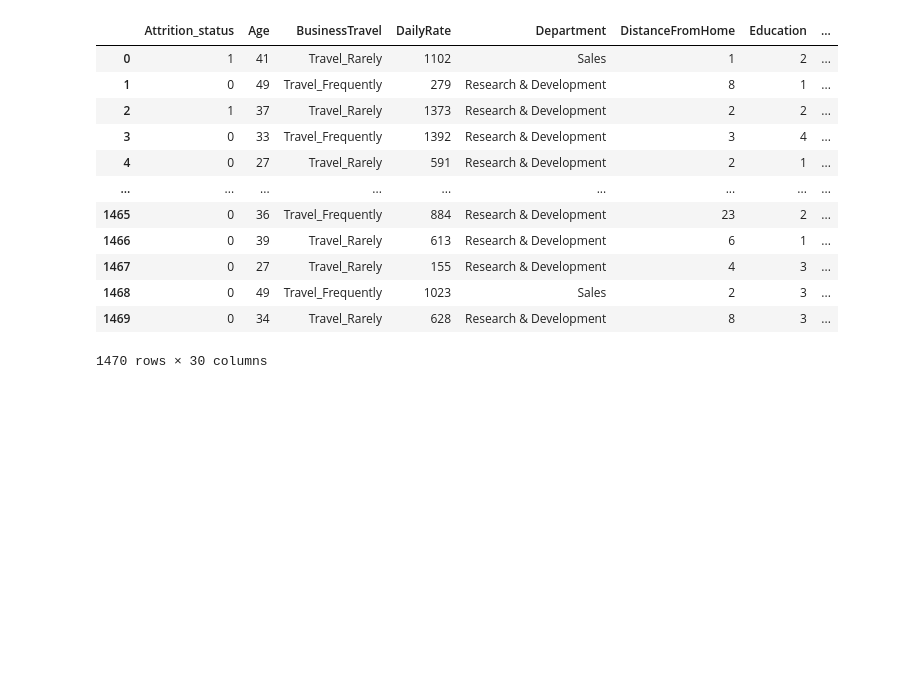
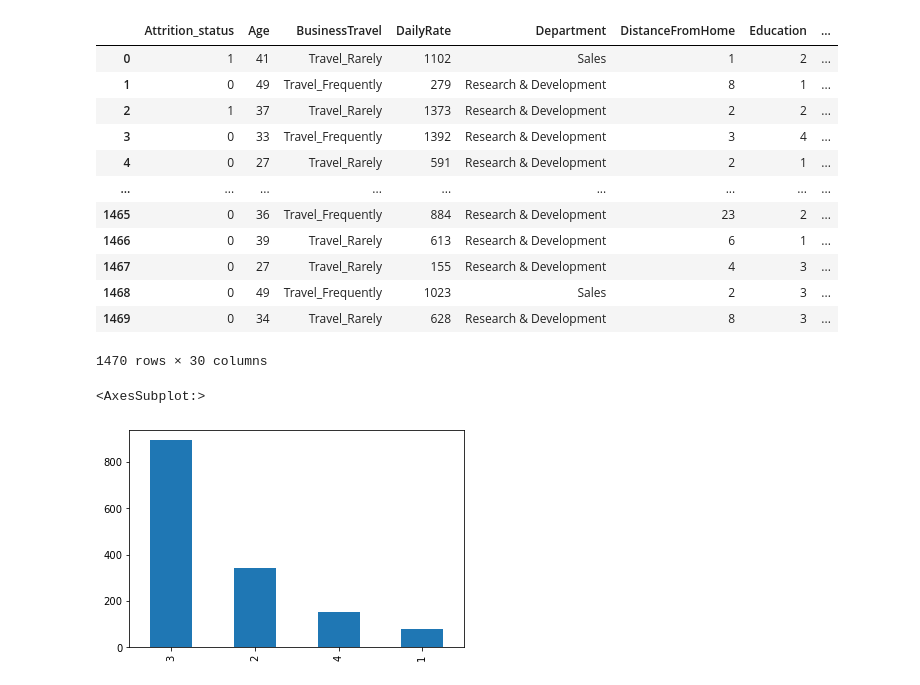
Before and after one commit to HannahZZY/Senior_Project_Hannah, a Jupyter notebook: DA401 codes.ipynb, the cells around one changed output. Saved outputs shown, nothing was run; the diff lists cells and outputs as text; code cells hidden in the pictures; blank space fills up the shorter version.

```diff
--- a/DA401 codes.ipynb
+++ b/DA401 codes.ipynb
@@ -164,7 +151,8 @@ df_Att
 | 1469 | 0 | 34 | Travel_Rarely | 628 | Research & Development | 8 | 3 | ... |
 1470 rows × 30 columns
 # %%
-# 1. how to select ML models
-# 2. same plot that I made, what should I do? Do I need to cite them?
-# Summary statistics
-# other
+fig, ax = plt.subplots()
+df_Att['WorkLifeBalance'].value_counts().plot(ax=ax, kind='bar')
+# %% [output]
+<AxesSubplot:>
+[figure, added]
```
Also changed, not shown: parts of 4 cells of this notebook.
